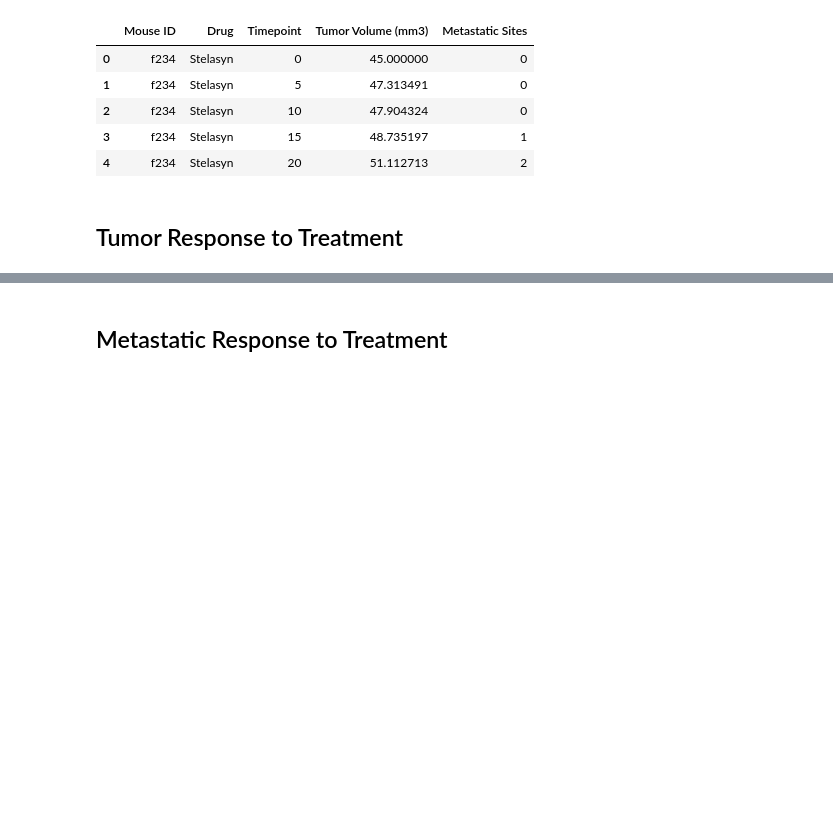
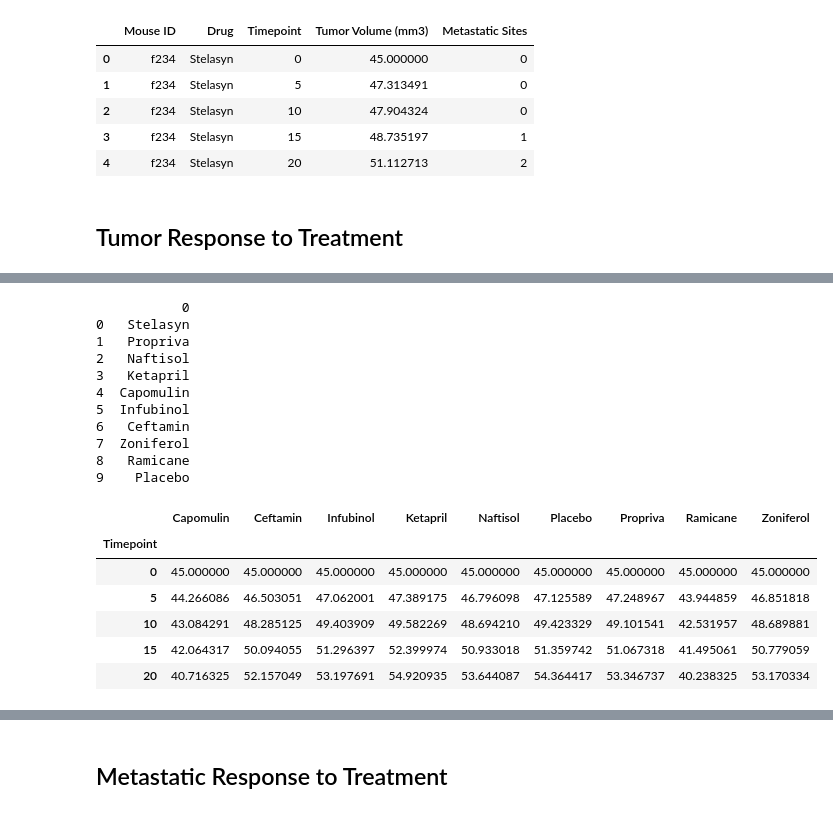
Before and after one commit to zareentaz/Matplotlib-Homework, a Jupyter notebook: Pymaceuticals/pymaceuticals_starter.ipynb, the cells around one changed output, grey strips where cells are left out. Cells and saved outputs as stored; diff of their text form; code cells hidden in the pictures; blank space fills up the shorter version.

```diff
--- a/Pymaceuticals/pymaceuticals_starter.ipynb
+++ b/Pymaceuticals/pymaceuticals_starter.ipynb
@@ -123,0 +75,53 @@ tumor_sem_df
+# %%
+# Minor Data Munging to Re-Format the Data Frames
+
+#collect the drug information and apply unique function
+drug=pymaceuticals_df["Drug"].unique()
+#print(drug)
+
+#create the dataframe
+drug_df=pd.DataFrame(drug)
+print(drug_df)
+
+
+
+
+#for row in drug_df:
+data_munging_1=pymaceuticals_df.loc[pymaceuticals_df['Drug']=="Capomulin"].groupby("Timepoint").mean()['Tumor Volume (mm3)']
+data_munging_2=pymaceuticals_df.loc[pymaceuticals_df['Drug']=="Ceftamin"].groupby("Timepoint").mean()['Tumor Volume (mm3)']
+data_munging_3=pymaceuticals_df.loc[pymaceuticals_df['Drug']=="Infubinol"].groupby("Timepoint").mean()['Tumor Volume (mm3)']
+data_munging_4=pymaceuticals_df.loc[pymaceuticals_df['Drug']=="Ketapril"].groupby("Timepoint").mean()['Tumor Volume (mm3)']
+data_munging_5=pymaceuticals_df.loc[pymaceuticals_df['Drug']=="Naftisol"].groupby("Timepoint").mean()['Tumor Volume (mm3)']
+data_munging_6=pymaceuticals_df.loc[pymaceuticals_df['Drug']=="Placebo"].groupby("Timepoint").mean()['Tumor Volume (mm3)']
+data_munging_7=pymaceuticals_df.loc[pymaceuticals_df['Drug']=="Propriva"].groupby("Timepoint").mean()['Tumor Volume (mm3)']
+data_munging_8=pymaceuticals_df.loc[pymaceuticals_df['Drug']=="Ramicane"].groupby("Timepoint").mean()['Tumor Volume (mm3)']
+data_munging_9=pymaceuticals_df.loc[pymaceuticals_df['Drug']=="Zoniferol"].groupby("Timepoint").mean()['Tumor Volume (mm3)']
+
+
+
+#data_munging_df=pd.DataFrame()
+
+# Preview that Reformatting worked
+df_mung=pd.DataFrame(data={"Capomulin":data_munging_1,"Ceftamin":data_munging_2,"Infubinol":data_munging_3,"Ketapril":data_munging_4,
+                           "Naftisol":data_munging_5,"Placebo":data_munging_6,"Propriva":data_munging_7,
+                           "Ramicane":data_munging_8,"Zoniferol":data_munging_9})
+df_mung.head()
+# %% [output]
+           0
+0   Stelasyn
+1   Propriva
+2   Naftisol
+3   Ketapril
+4  Capomulin
+5  Infubinol
+6   Ceftamin
+7  Zoniferol
+8   Ramicane
+9    Placebo
+|  | Capomulin | Ceftamin | Infubinol | Ketapril | Naftisol | Placebo | Propriva | Ramicane | Zoniferol |
+| Timepoint |  |  |  |  |  |  |  |  |  |
+| 0 | 45.000000 | 45.000000 | 45.000000 | 45.000000 | 45.000000 | 45.000000 | 45.000000 | 45.000000 | 45.000000 |
+| 5 | 44.266086 | 46.503051 | 47.062001 | 47.389175 | 46.796098 | 47.125589 | 47.248967 | 43.944859 | 46.851818 |
+| 10 | 43.084291 | 48.285125 | 49.403909 | 49.582269 | 48.694210 | 49.423329 | 49.101541 | 42.531957 | 48.689881 |
+| 15 | 42.064317 | 50.094055 | 51.296397 | 52.399974 | 50.933018 | 51.359742 | 51.067318 | 41.495061 | 50.779059 |
+| 20 | 40.716325 | 52.157049 | 53.197691 | 54.920935 | 53.644087 | 54.364417 | 53.346737 | 40.238325 | 53.170334 |
```
Also changed, not shown: parts of 23 cells of this notebook.
